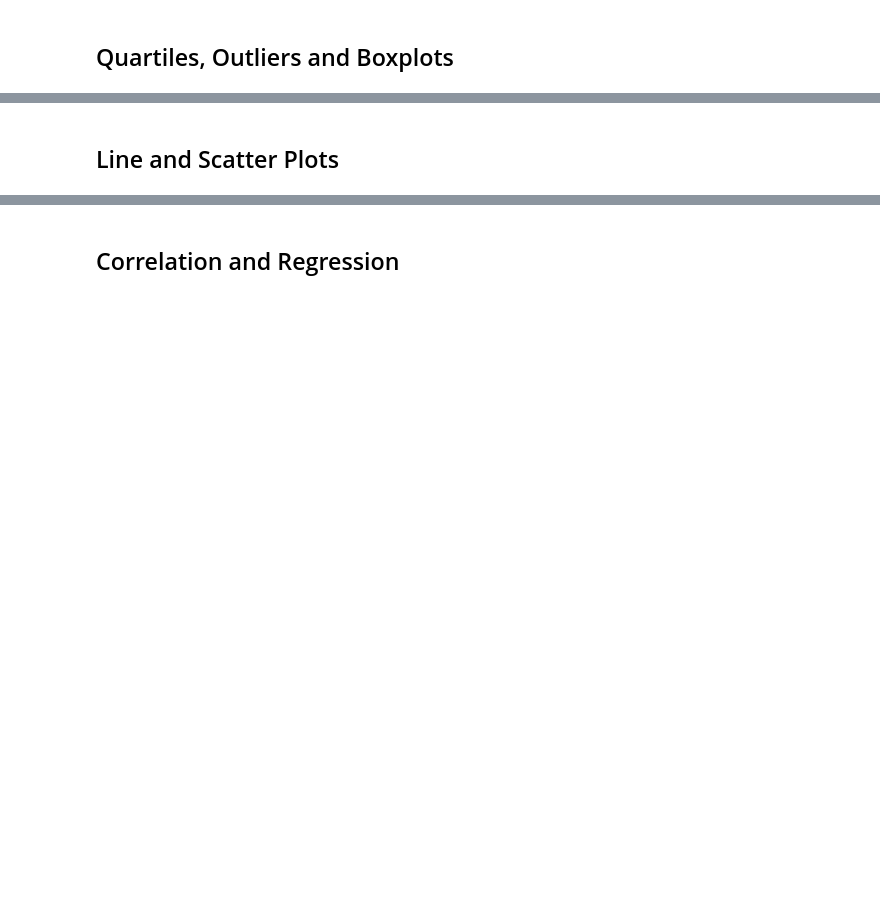
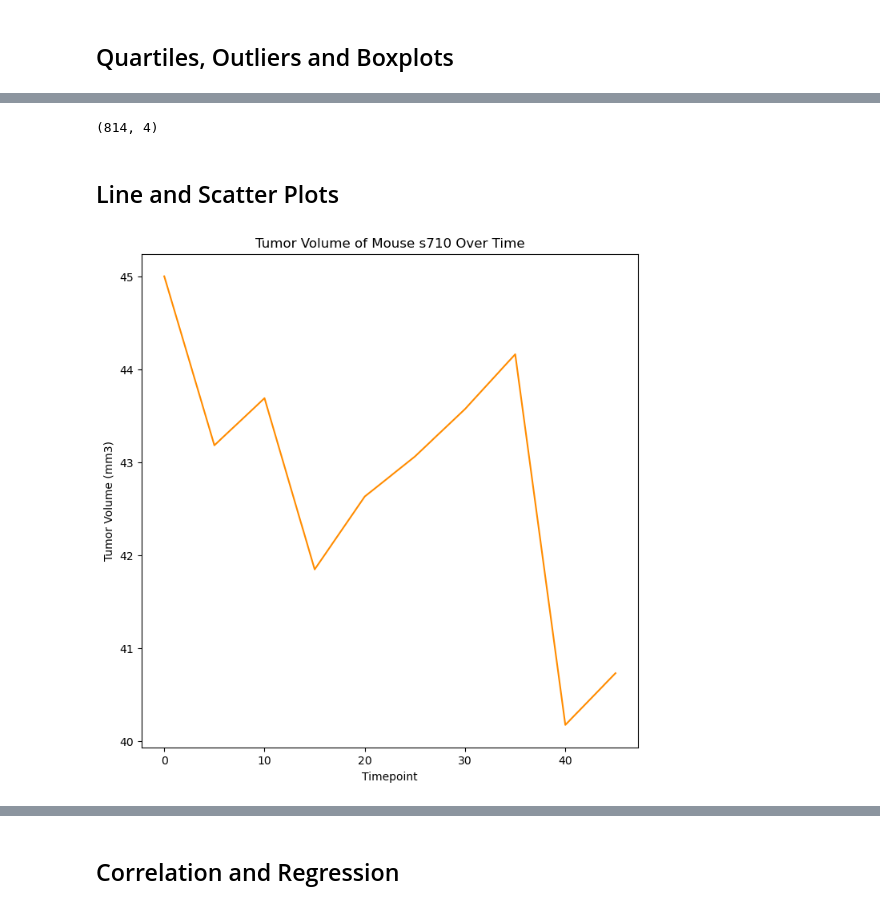
Before and after one commit to rsamma1606/Pymaceuticals, a Jupyter notebook: pymaceuticals_starter.ipynb, the cells around one changed output, grey strips where cells are left out. Saved outputs shown, nothing was run; the diff lists cells and outputs as text; code cells hidden in the pictures; blank space fills up the shorter version.

```diff
--- a/pymaceuticals_starter.ipynb
+++ b/pymaceuticals_starter.ipynb
@@ -230,2 +252,6 @@ Text(0.5, 1.0, 'Gender Distribution')
+# %%
+regimes_data.shape
+# %% [output]
+(814, 4)
 # %%
 # Put treatments into a list for for loop (and later for plot labels)
@@ -250,3 +280,14 @@ Text(0.5, 1.0, 'Gender Distribution')
 ## Line and Scatter Plots
 # %%
 # Generate a line plot of tumor volume vs. time point for a mouse treated with Capomulin
+line_plot = merged_data.loc[(merged_data["Mouse ID"] == "s710")]
+line_plot = line_plot.set_index("Timepoint")
+line_plot
+
+line_plot["Tumor Volume (mm3)"].plot(color = "darkorange")
+plt.title("Tumor Volume of Mouse s710 Over Time")
+plt.xlabel("Timepoint")
+plt.ylabel("Tumor Volume (mm3)")
+plt.show()
+# %% [output]
+[figure, added]
```
Also changed, not shown: parts of 9 cells of this notebook.
